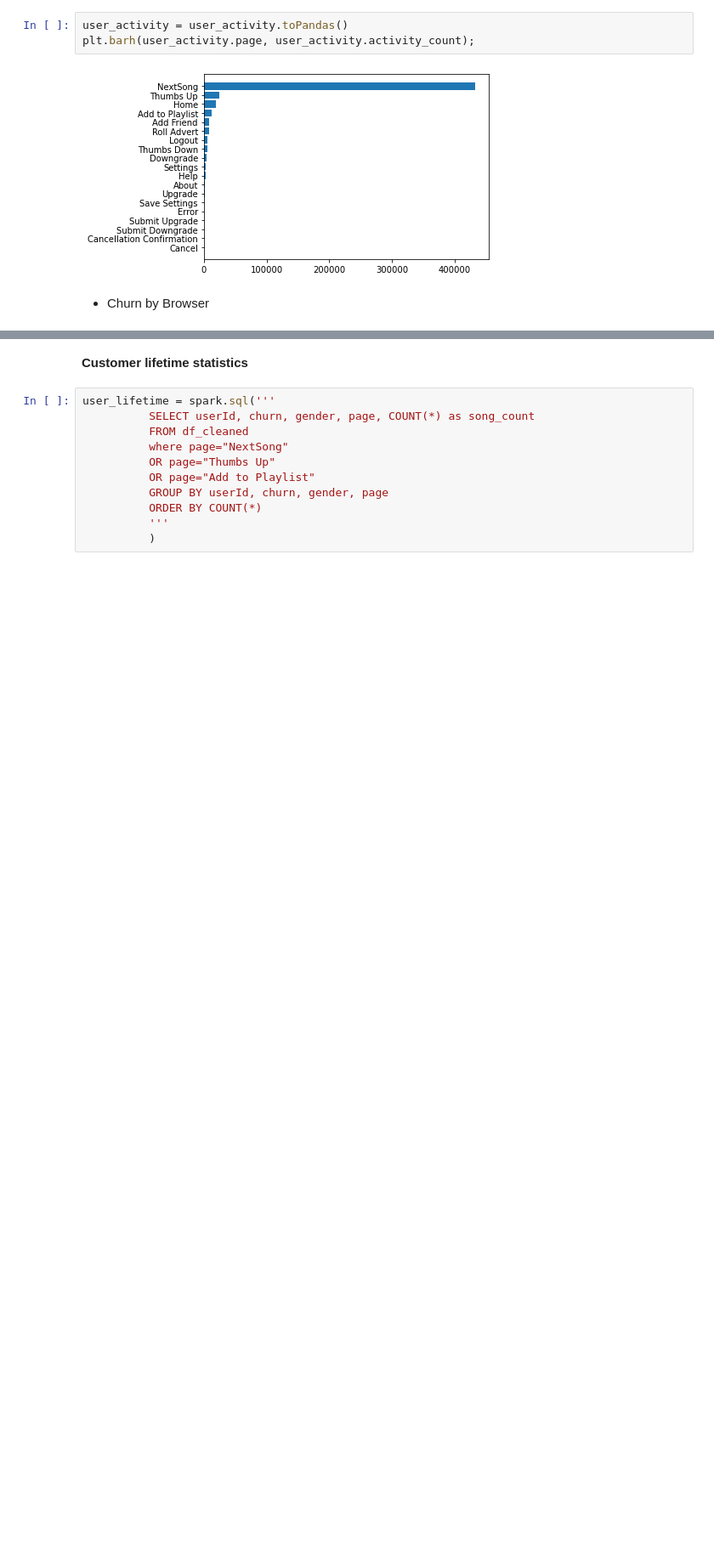
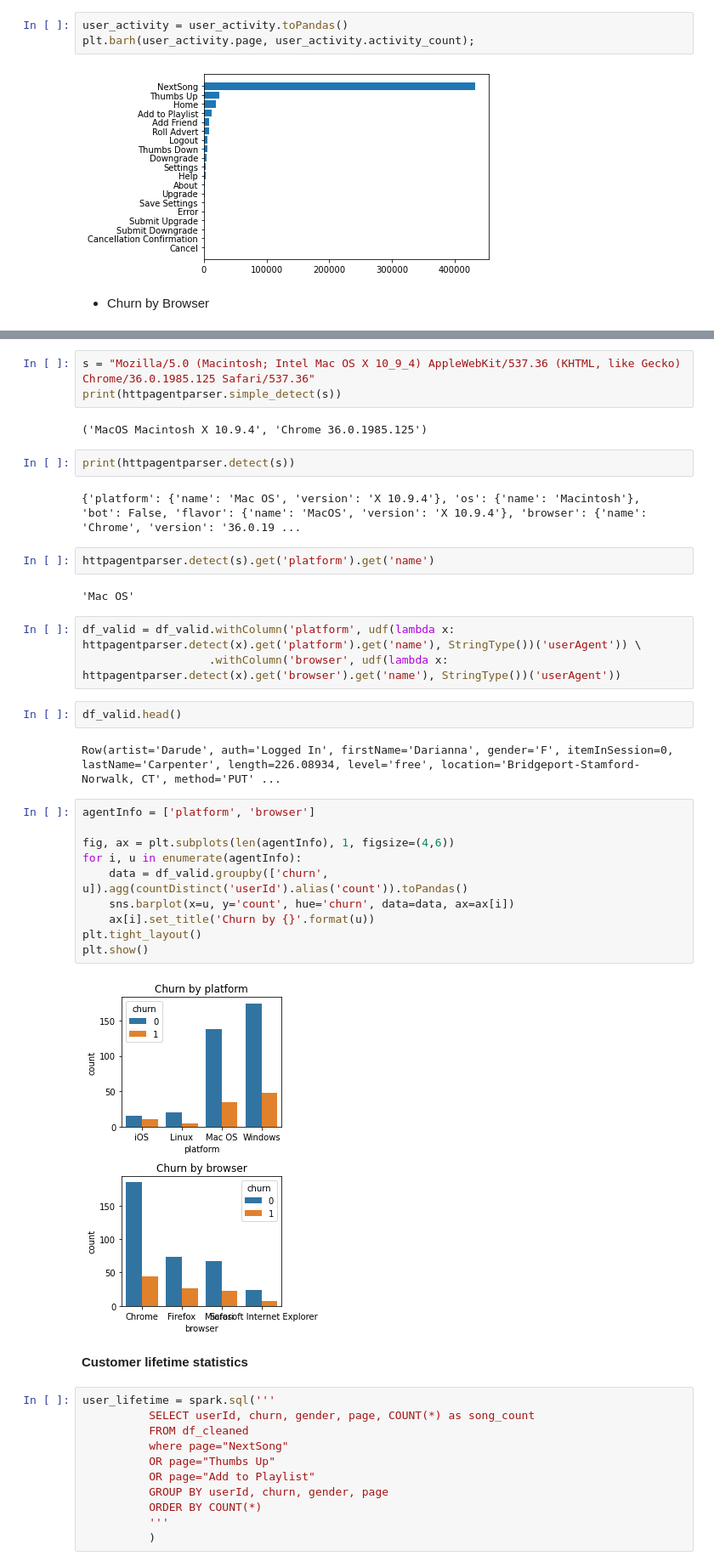
Before and after one commit to texcindy99/Spark_Machine_Learning, a Jupyter notebook: Spark_ML_Music_Service.ipynb, the cells around one changed output, grey strips where cells are left out. Shown at 85% size. Drawn from its saved outputs; the diff is of its cells as text; blank space fills up the shorter version.

```diff
--- a/Spark_ML_Music_Service.ipynb
+++ b/Spark_ML_Music_Service.ipynb
@@ -282,3 +301,35 @@ plt.barh(user_activity.page, user_activity.activity_count);
+# %%
+s = "Mozilla/5.0 (Macintosh; Intel Mac OS X 10_9_4) AppleWebKit/537.36 (KHTML, like Gecko) Chrome/36.0.1985.125 Safari/537.36"
+print(httpagentparser.simple_detect(s))
+# %% [output]
+('MacOS Macintosh X 10.9.4', 'Chrome 36.0.1985.125')
+# %%
+print(httpagentparser.detect(s))
+# %% [output]
+{'platform': {'name': 'Mac OS', 'version': 'X 10.9.4'}, 'os': {'name': 'Macintosh'}, 'bot': False, 'flavor': {'name': 'MacOS', 'version': 'X 10.9.4'}, 'browser': {'name': 'Chrome', 'version': '36.0.19 ...
+# %%
+httpagentparser.detect(s).get('platform').get('name')
+# %% [output]
+'Mac OS'
+# %%
+df_valid = df_valid.withColumn('platform', udf(lambda x: httpagentparser.detect(x).get('platform').get('name'), StringType())('userAgent')) \
+                   .withColumn('browser', udf(lambda x: httpagentparser.detect(x).get('browser').get('name'), StringType())('userAgent'))
+# %%
+df_valid.head()
+# %% [output]
+Row(artist='Darude', auth='Logged In', firstName='Darianna', gender='F', itemInSession=0, lastName='Carpenter', length=226.08934, level='free', location='Bridgeport-Stamford-Norwalk, CT', method='PUT' ...
+# %%
+agentInfo = ['platform', 'browser']
+
+fig, ax = plt.subplots(len(agentInfo), 1, figsize=(4,6))
+for i, u in enumerate(agentInfo):
+    data = df_valid.groupby(['churn', u]).agg(countDistinct('userId').alias('count')).toPandas()
+    sns.barplot(x=u, y='count', hue='churn', data=data, ax=ax[i])
+    ax[i].set_title('Churn by {}'.format(u))
+plt.tight_layout()
+plt.show()
+# %% [output]
+[figure, added]
 # %% [markdown]
 **Customer lifetime statistics**
 # %%
```
Also changed, not shown: parts of 4 cells of this notebook.
